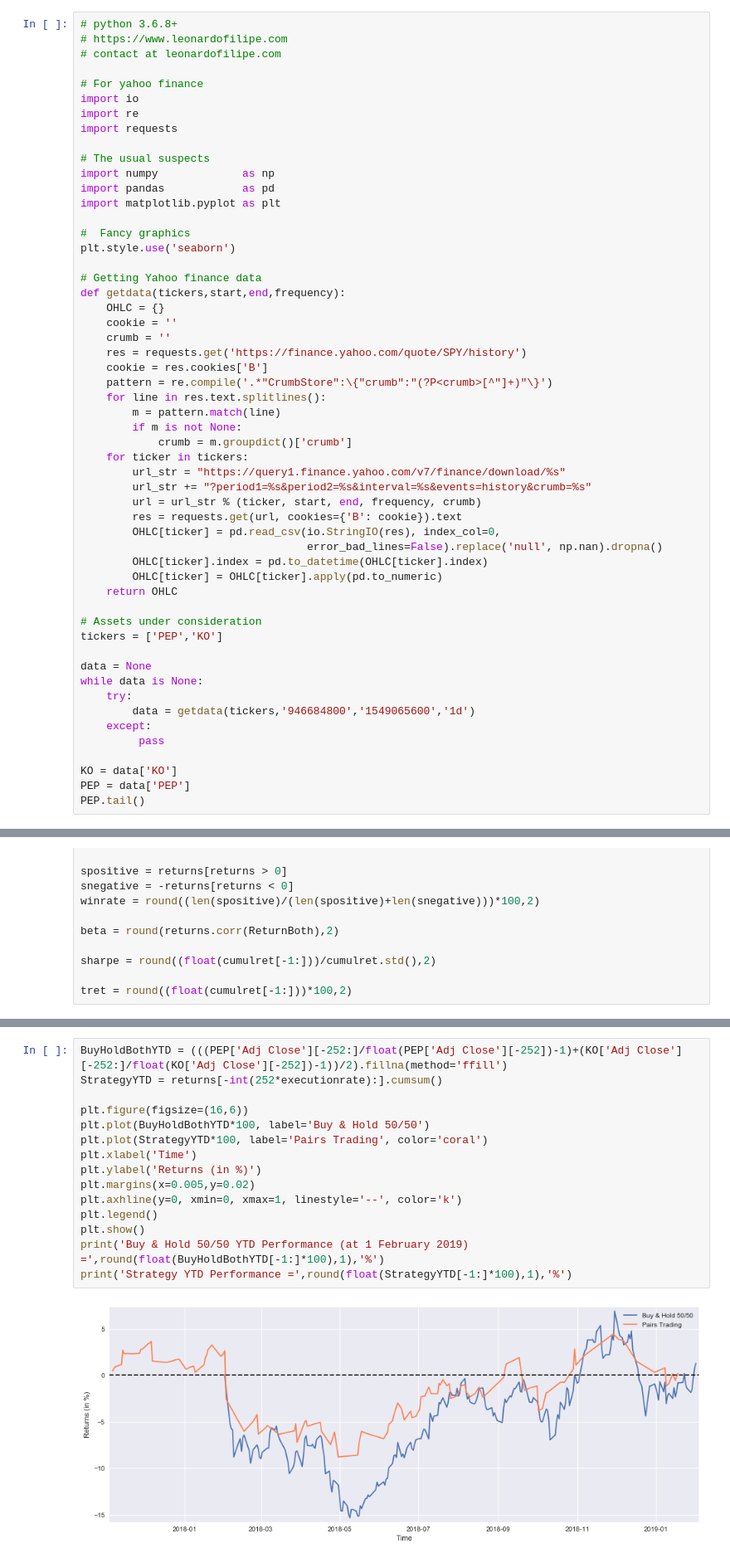
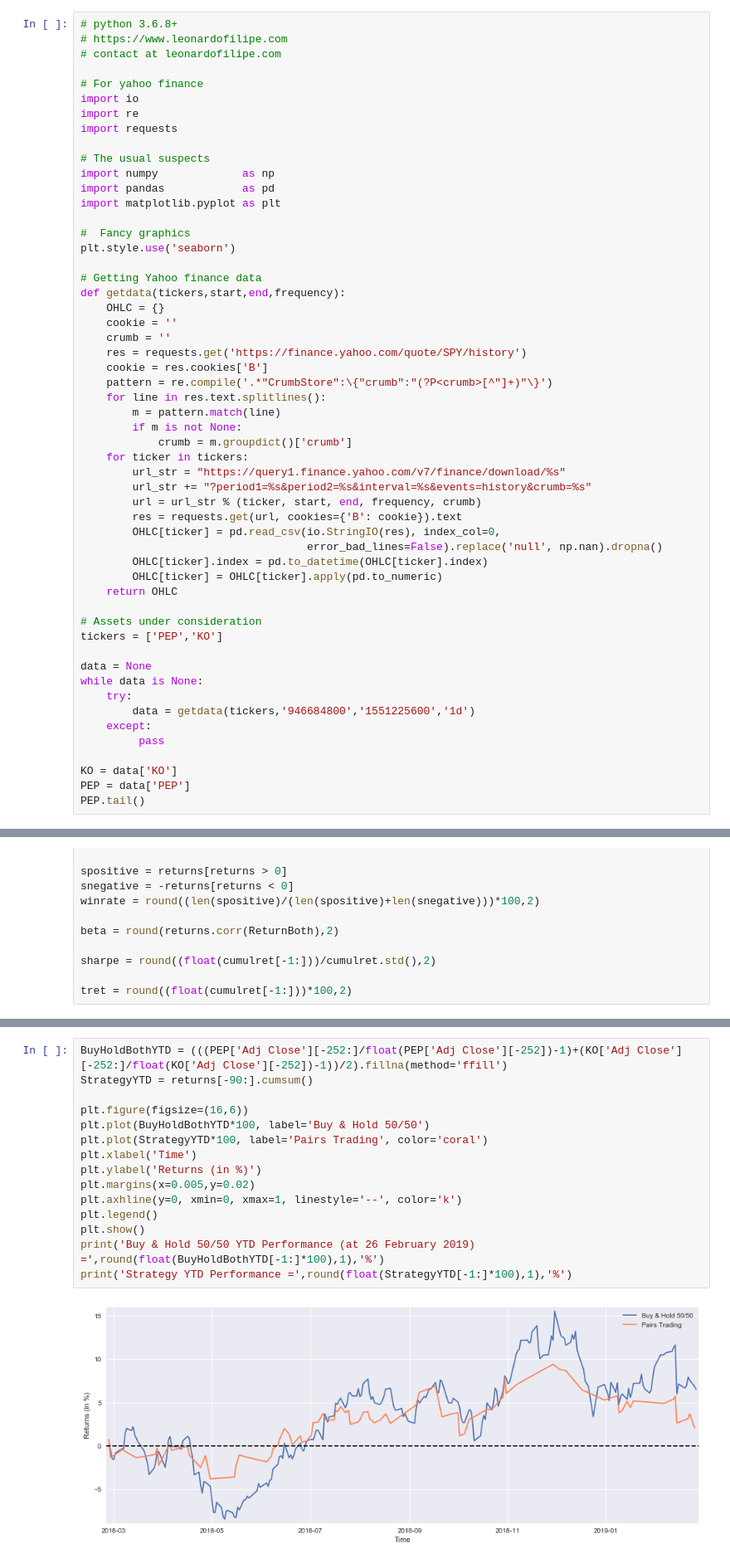
Before and after one commit to LongOnly/Quantitative-Notebooks, a Jupyter notebook: PairsTrading.ipynb, the cells around one changed output, grey strips where cells are left out. Shown at 83% size. Cells and saved outputs as stored; diff of their text form.

Commit message:
Updated market data and adjusted graph lengths

```diff
--- a/PairsTrading.ipynb
+++ b/PairsTrading.ipynb
@@ -45,7 +45,7 @@ tickers = ['PEP','KO']
 data = None
 while data is None:
     try:
-        data = getdata(tickers,'946684800','1549065600','1d')
+        data = getdata(tickers,'946684800','1551225600','1d')
     except:
          pass
 
@@ -214,17 +214,17 @@ Sharpe =  3.89
 # %%
 BuyHoldBothYTD = (((PEP['Adj Close'][-252:]/float(PEP['Adj Close'][-252])-1)+(KO['Adj Close'][-252:]/float(KO['Adj Close'][-252])-1))/2).fillna(method='ffill')
-StrategyYTD = returns[-int(252*executionrate):].cumsum()
+StrategyYTD = returns[-90:].cumsum()
 
 plt.figure(figsize=(16,6))
 plt.plot(BuyHoldBothYTD*100, label='Buy & Hold 50/50')
 plt.plot(StrategyYTD*100, label='Pairs Trading', color='coral')
 plt.xlabel('Time')
 plt.ylabel('Returns (in %)')
 plt.margins(x=0.005,y=0.02)
 plt.axhline(y=0, xmin=0, xmax=1, linestyle='--', color='k')
 plt.legend()
 plt.show()
-print('Buy & Hold 50/50 YTD Performance (at 1 February 2019) =',round(float(BuyHoldBothYTD[-1:]*100),1),'%')
+print('Buy & Hold 50/50 YTD Performance (at 26 February 2019) =',round(float(BuyHoldBothYTD[-1:]*100),1),'%')
 print('Strategy YTD Performance =',round(float(StrategyYTD[-1:]*100),1),'%')
 # %% [output]
-[figure, old version]
+[figure, new version]
```
Also changed, not shown: parts of 4 cells of this notebook, 3 other files.
